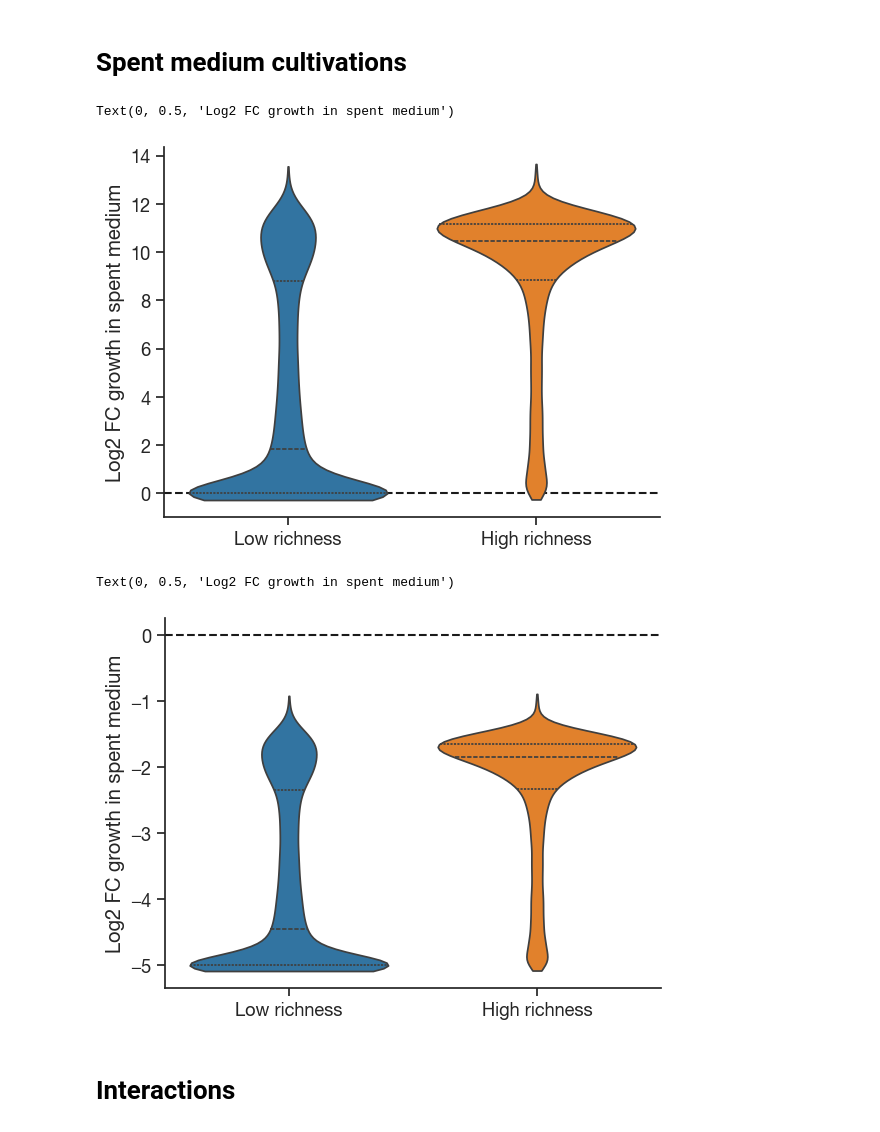
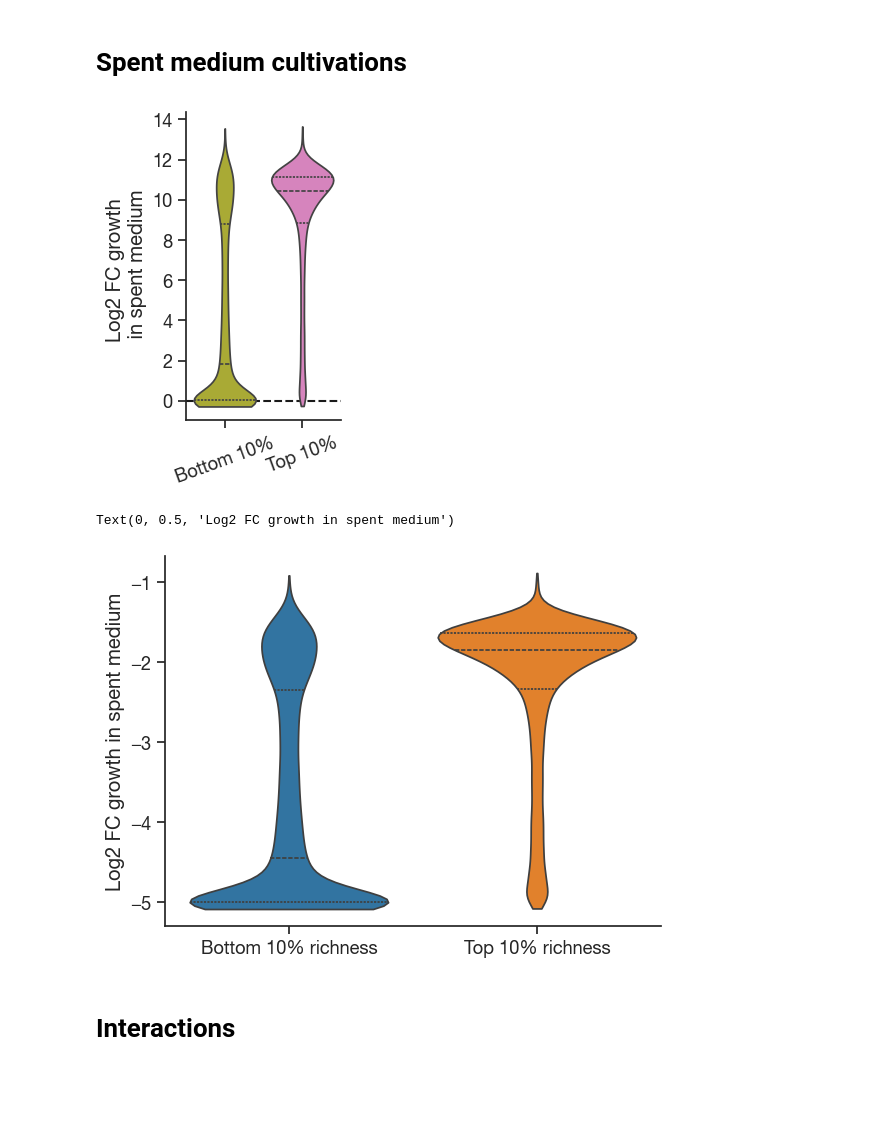
Before and after one commit to sulheim/coexistence, a Jupyter notebook: notebooks/6_CRM/6E_community_properties.ipynb, the cells around one changed output. Cells and saved outputs as stored; diff of their text form; code cells hidden in the pictures; blank space fills up the shorter version.

```diff
--- a/notebooks/6_CRM/6E_community_properties.ipynb
+++ b/notebooks/6_CRM/6E_community_properties.ipynb
@@ -216,7 +216,7 @@ plot_df['richness'] = list(mean_richness.loc[bottom_10]) + list(mean_richness.lo
 plot_df['noi'] = noi_bottom + noi_rich
 plot_df['edc'] = edc_bottom + edc_rich
 plot_df['ked'] = ked_bottom + ked_rich
-plot_df['Category'] = ['Low richness']*len(bottom_10) + ['High richness']*len(rich_10)
+plot_df['Category'] = ['Bottom 10% richness']*len(bottom_10) + ['Top 10% richness']*len(rich_10)
 # %%
 fig, ax = plt.subplots(figsize=(6,5))
 sns.kdeplot(data=plot_df, x='noi', y = 'ked', hue = 'Category')
@@ -228,9 +228,12 @@ sns.despine()
 # %%
-g = sns.jointplot(data=plot_df, x='noi', y='ked', hue='Category', kind='kde', height=5, palette = 'tab10')#, cut = 0)
+palette = sns.color_palette("tab10", n_colors=10)
+palette = [palette[8], palette[6]]
+g = sns.jointplot(data=plot_df, x='noi', y='ked', hue='Category', kind='kde', height=5, palette = palette, fill = True, alpha = 0.4)#, cut = 0)
+sns.kdeplot(data=plot_df, x='noi', y = 'ked', hue = 'Category', ax = g.ax_joint, palette = palette, fill = False, alpha = 1)
 g.ax_joint.set_xlabel('Average niche overlap')
 g.ax_joint.set_ylabel('Euclidean distance in log K space')
 sns.move_legend(g.ax_joint, "upper left", bbox_to_anchor=(0, 1), title='')
-# g.ax_joint.set_xlim(.3,1)
+# g.ax_joint.set_xlim(.4,1)
 # g.ax_joint.set_ylim(0, 8)
 
 # Change legende labels
@@ -244,12 +247,12 @@ plt.savefig(figure_folder / 'community_properties_noi_ked.pdf', dpi=300, bbox_in
 # %%
-fig, ax = plt.subplots(figsize=(4,3))
+fig, ax = plt.subplots(figsize=(2,4))
 
 # Calculate bin edges first
 bin_edges = np.histogram_bin_edges(mean_richness, bins=25)
 g = sns.histplot(mean_richness, ax = ax, bins = bin_edges, color = 'lightgray')
-sns.histplot(data=plot_df, x='richness', hue='Category', palette = 'tab10', ax = ax, bins = bin_edges, alpha = 1)
+sns.histplot(data=plot_df, x='richness', hue='Category', palette = palette, ax = ax, bins = bin_edges, alpha = 1)
 sns.despine()
-sns.move_legend(ax, "upper left", bbox_to_anchor=(0, 1), title='', ncol=2)
+sns.move_legend(ax, "upper left", bbox_to_anchor=(0, 1), title='', ncol=1)
 # Change legende labels
 new_labels = ['Bottom 10%', 'Top 10%']
 for t, l in zip(ax.get_legend().texts, new_labels):
@@ -565,27 +569,33 @@ SM_df['Category'] = SM_df.i.map(plot_df['Category'].to_dict())
 # %%
 SM_df['log2 FC'] = np.log2(SM_df['monoculture_abundance'] / initial_abundance)
 # %%
-sns.violinplot(SM_df, x = 'Category', y = 'log2 FC', inner = 'quartile', hue = 'Category', palette='tab10', cut = 0)
+fig, ax = plt.subplots(figsize=(2,4))
+sns.violinplot(SM_df, x = 'Category', y = 'log2 FC', inner = 'quartile', hue = 'Category', palette=palette, cut = 0, ax = ax)
 sns.despine()
 plt.xlabel('')
+new_labels = ['Bottom 10%', 'Top 10%']
+#Rename xtick labels
+ax.set_xticklabels(new_labels, rotation=20)
+
 plt.axhline(0, color='k', linestyle='--', zorder = 0)
-plt.ylabel('Log2 FC growth in spent medium')
+plt.ylabel('Log2 FC growth \n in spent medium')
+
+plt.savefig(figure_folder / 'growth_in_spent_medium.pdf', dpi=300, bbox_inches='tight')
 # plt.yscale('log')
 # %% [output]
-Text(0, 0.5, 'Log2 FC growth in spent medium')
-[figure, old version]
+[figure, new version]
 # %%
 SM_df['log10 Abundance'] = np.log10(SM_df['monoculture_abundance'])
 # %%
 sns.violinplot(SM_df, x = 'Category', y = 'log10 Abundance', inner = 'quartile', hue = 'Category', palette='tab10', cut = 0)
 sns.despine()
 plt.xlabel('')
-plt.axhline(0, color='k', linestyle='--', zorder = 0)
+# plt.axhline(0, color='k', linestyle='--', zorder = 0)
 plt.ylabel('Log2 FC growth in spent medium')
 # plt.yscale('log')
 # %% [output]
 Text(0, 0.5, 'Log2 FC growth in spent medium')
-[figure, old version]
+[figure, new version]
 # %% [markdown]
 # Interactions
 # %% [markdown]
```
Also changed, not shown: parts of 16 cells of this notebook, 6 other files.
